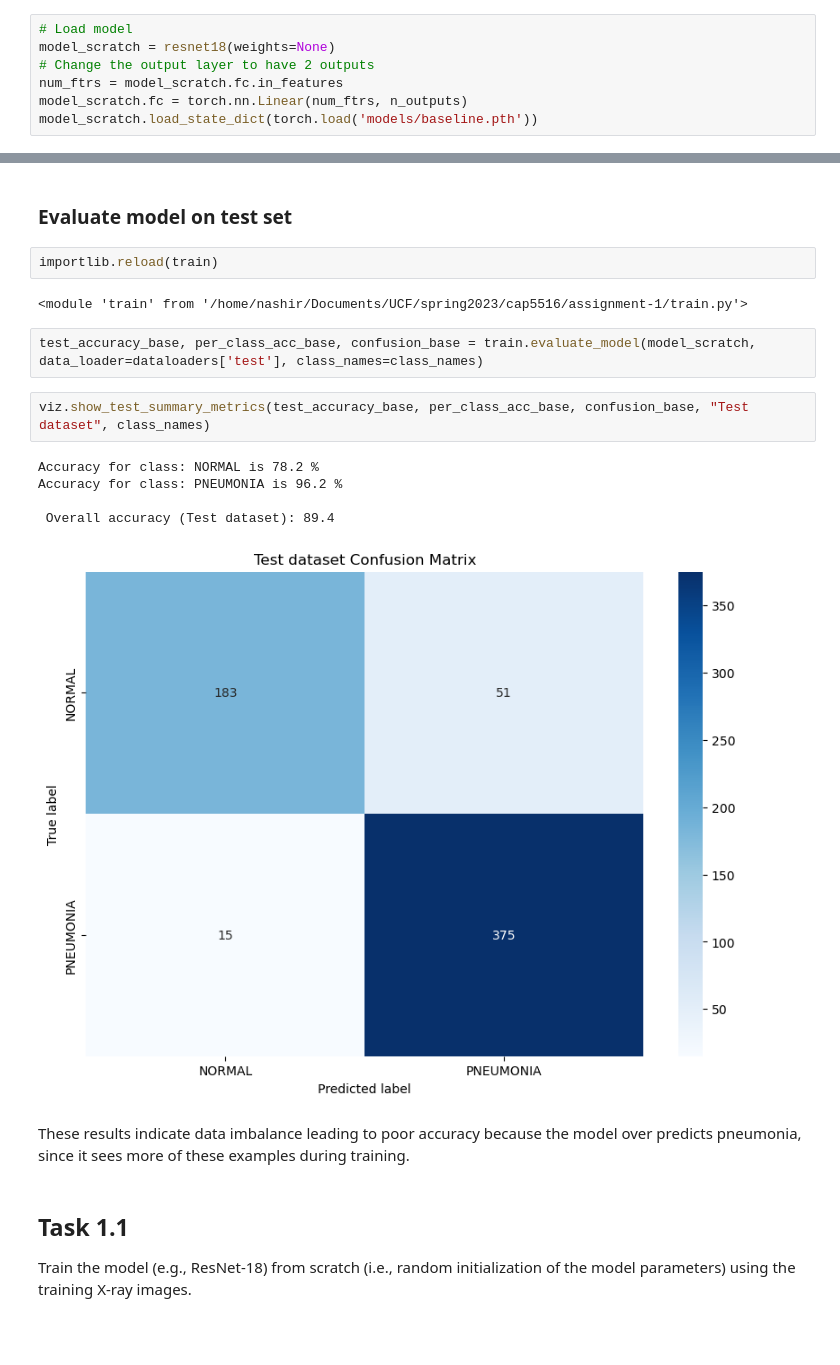
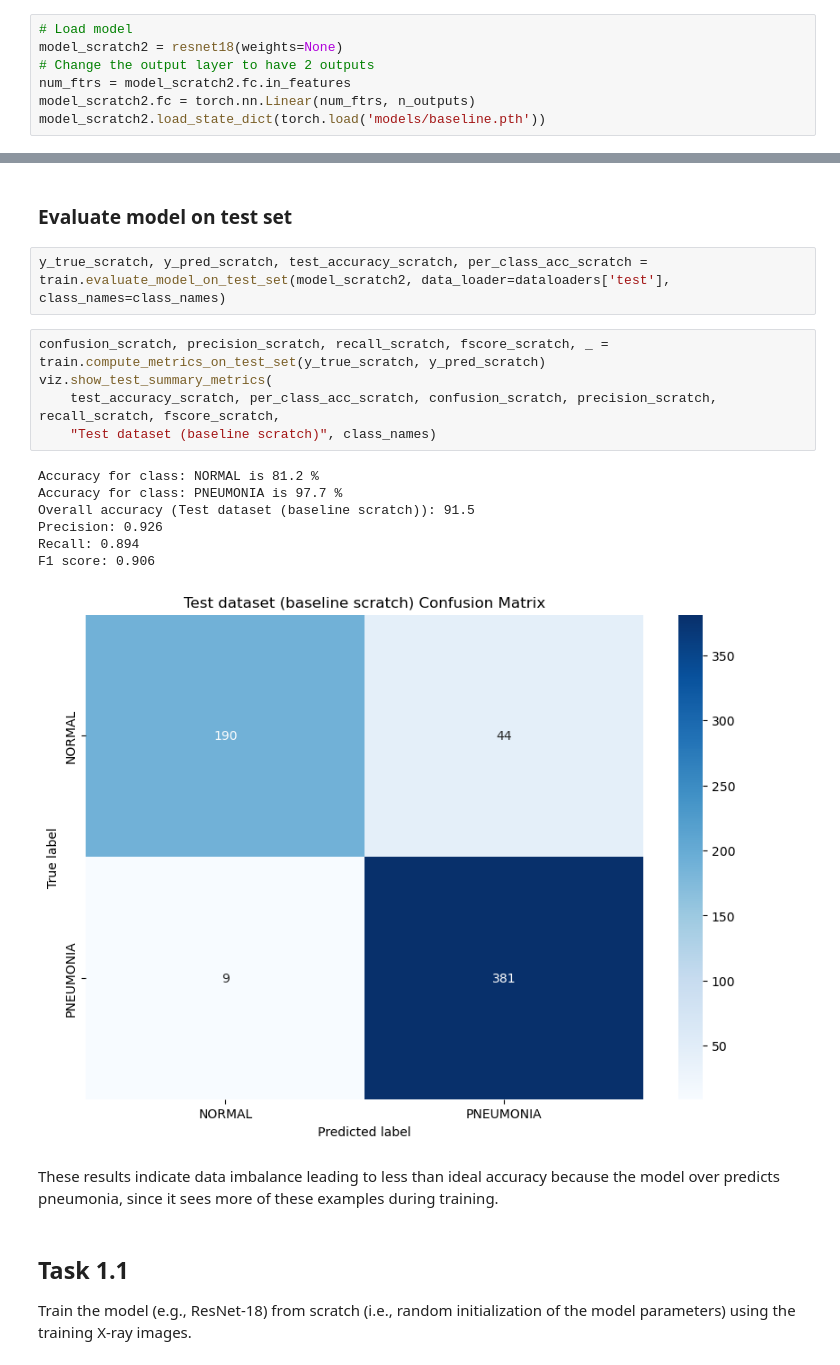
Before and after one commit to nashirj/chest-xray-classification, a Jupyter notebook: Assignment1.ipynb, the cells around one changed output, grey strips where cells are left out. Cells and saved outputs as stored; diff of their text form; blank space fills up the shorter version.

Commit message:
Add progress on assignment 1; finished transfer learning, weighted loss function

```diff
--- a/Assignment1.ipynb
+++ b/Assignment1.ipynb
@@ -203,31 +206,32 @@ torch.save(model_scratch.state_dict(), 'models/baseline.pth')
 ### Load model
 # %%
 # Load model
-model_scratch = resnet18(weights=None)
+model_scratch2 = resnet18(weights=None)
 # Change the output layer to have 2 outputs
-num_ftrs = model_scratch.fc.in_features
-model_scratch.fc = torch.nn.Linear(num_ftrs, n_outputs)
-model_scratch.load_state_dict(torch.load('models/baseline.pth'))
+num_ftrs = model_scratch2.fc.in_features
+model_scratch2.fc = torch.nn.Linear(num_ftrs, n_outputs)
+model_scratch2.load_state_dict(torch.load('models/baseline.pth'))
 # %% [output]
 <All keys matched successfully>
 # %% [markdown]
 ### Evaluate model on test set
-# %%
-importlib.reload(train)
-# %% [output]
-<module 'train' from '/home/nashir/Documents/UCF/spring2023/cap5516/assignment-1/train.py'>
-# %%
-test_accuracy_base, per_class_acc_base, confusion_base = train.evaluate_model(model_scratch, data_loader=dataloaders['test'], class_names=class_names)
-# %%
-viz.show_test_summary_metrics(test_accuracy_base, per_class_acc_base, confusion_base, "Test dataset", class_names)
-# %% [output]
-Accuracy for class: NORMAL is 78.2 %
-Accuracy for class: PNEUMONIA is 96.2 %
-
- Overall accuracy (Test dataset): 89.4
-[figure, removed]
+# %%
+y_true_scratch, y_pred_scratch, test_accuracy_scratch, per_class_acc_scratch = train.evaluate_model_on_test_set(model_scratch2, data_loader=dataloaders['test'], class_names=class_names)
+# %%
+confusion_scratch, precision_scratch, recall_scratch, fscore_scratch, _ = train.compute_metrics_on_test_set(y_true_scratch, y_pred_scratch)
+viz.show_test_summary_metrics(
+    test_accuracy_scratch, per_class_acc_scratch, confusion_scratch, precision_scratch, recall_scratch, fscore_scratch,
+    "Test dataset (baseline scratch)", class_names)
+# %% [output]
+Accuracy for class: NORMAL is 81.2 %
+Accuracy for class: PNEUMONIA is 97.7 %
+Overall accuracy (Test dataset (baseline scratch)): 91.5
+Precision: 0.926
+Recall: 0.894
+F1 score: 0.906
+[figure, added]
 # %% [markdown]
-These results indicate data imbalance leading to poor accuracy because the model over predicts pneumonia, since it sees more of these examples during training.
+These results indicate data imbalance leading to less than ideal accuracy because the model over predicts pneumonia, since it sees more of these examples during training.
 # %% [markdown]
 ## Task 1.1
 Train the model (e.g., ResNet-18) from scratch (i.e., random initialization of the model parameters) using the training X-ray images.
```
Also changed, not shown: parts of 60 cells of this notebook.
